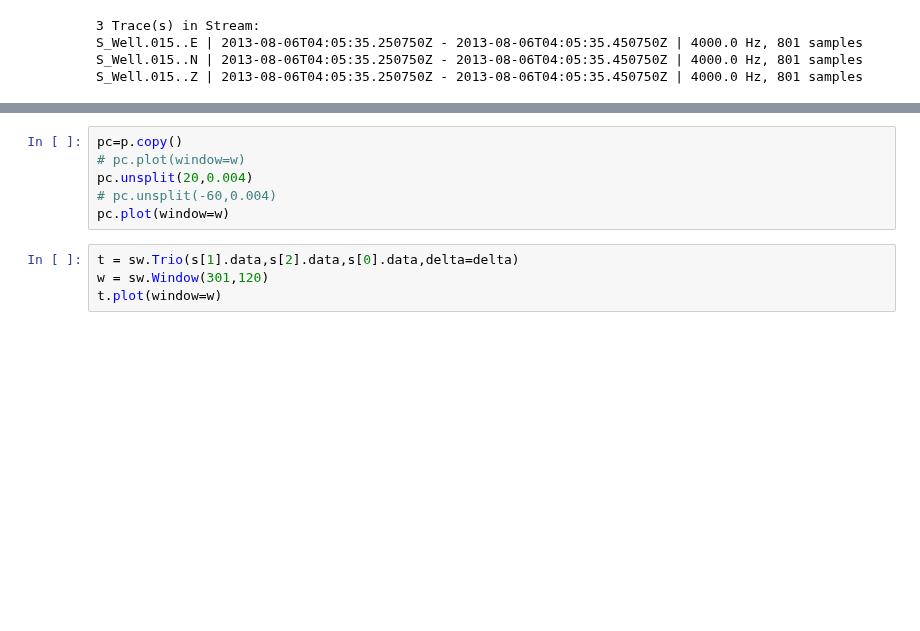
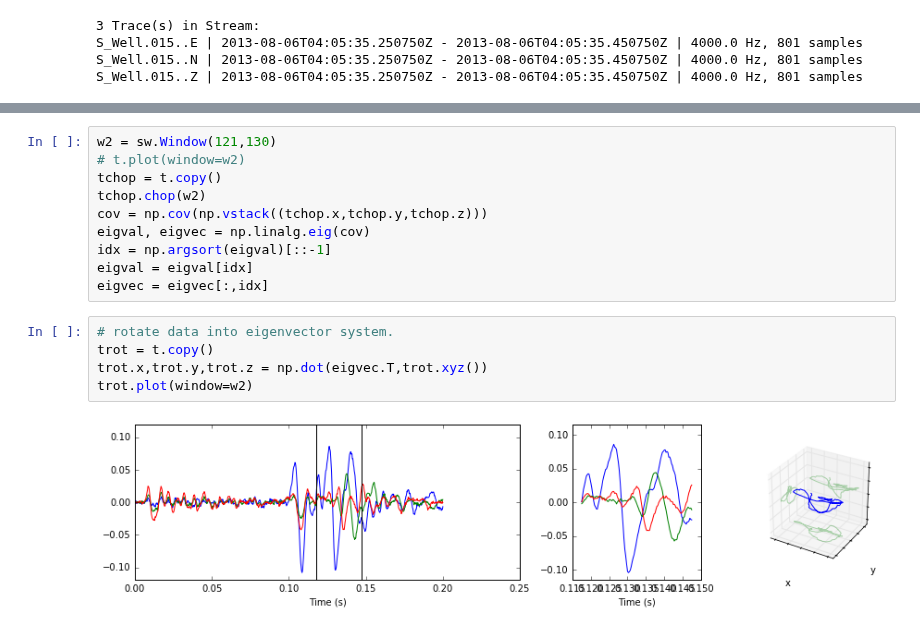
Before and after one commit to JackWalpole/splitwavepy, a Jupyter notebook: devel/Microseismic.ipynb, the cells around one changed output, grey strips where cells are left out. Drawn from its saved outputs; the diff is of its cells as text; blank space fills up the shorter version.

```diff
--- a/devel/Microseismic.ipynb
+++ b/devel/Microseismic.ipynb
@@ -85,10 +88,17 @@ plt.contourf(m.tlags)
-# %%
-pc=p.copy()
-# pc.plot(window=w)
-pc.unsplit(20,0.004)
-# pc.unsplit(-60,0.004)
-pc.plot(window=w)
-# %%
-t = sw.Trio(s[1].data,s[2].data,s[0].data,delta=delta)
-w = sw.Window(301,120)
-t.plot(window=w)
+# %%
+w2 = sw.Window(121,130)
+# t.plot(window=w2)
+tchop = t.copy()
+tchop.chop(w2)
+cov = np.cov(np.vstack((tchop.x,tchop.y,tchop.z)))
+eigval, eigvec = np.linalg.eig(cov)
+idx = np.argsort(eigval)[::-1]
+eigval = eigval[idx]
+eigvec = eigvec[:,idx]
+# %%
+# rotate data into eigenvector system.
+trot = t.copy()
+trot.x,trot.y,trot.z = np.dot(eigvec.T,trot.xyz())
+trot.plot(window=w2)
+# %% [output]
+[figure, added]
```
Also changed, not shown: parts of 10 cells of this notebook, 1 other file.
